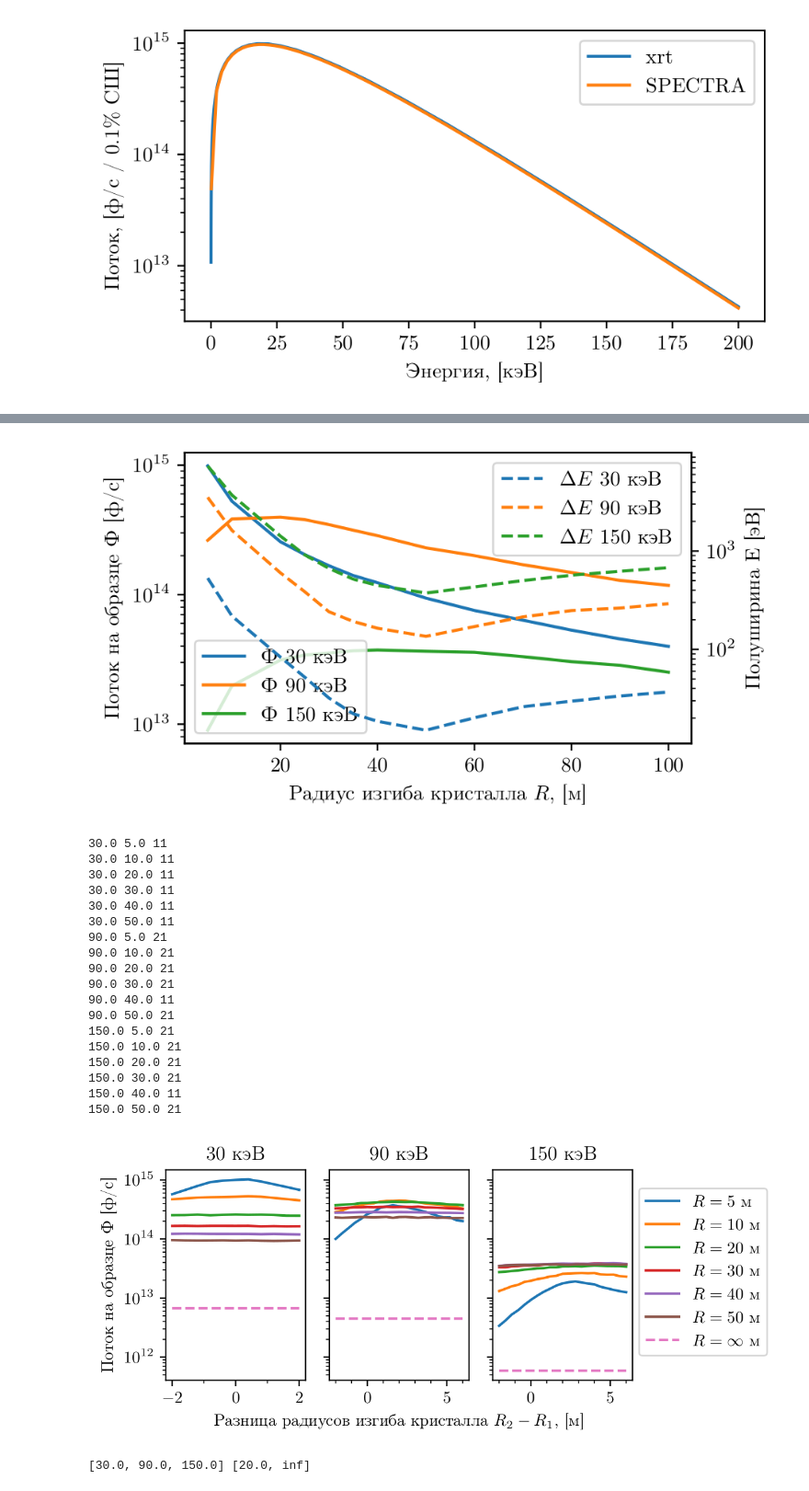
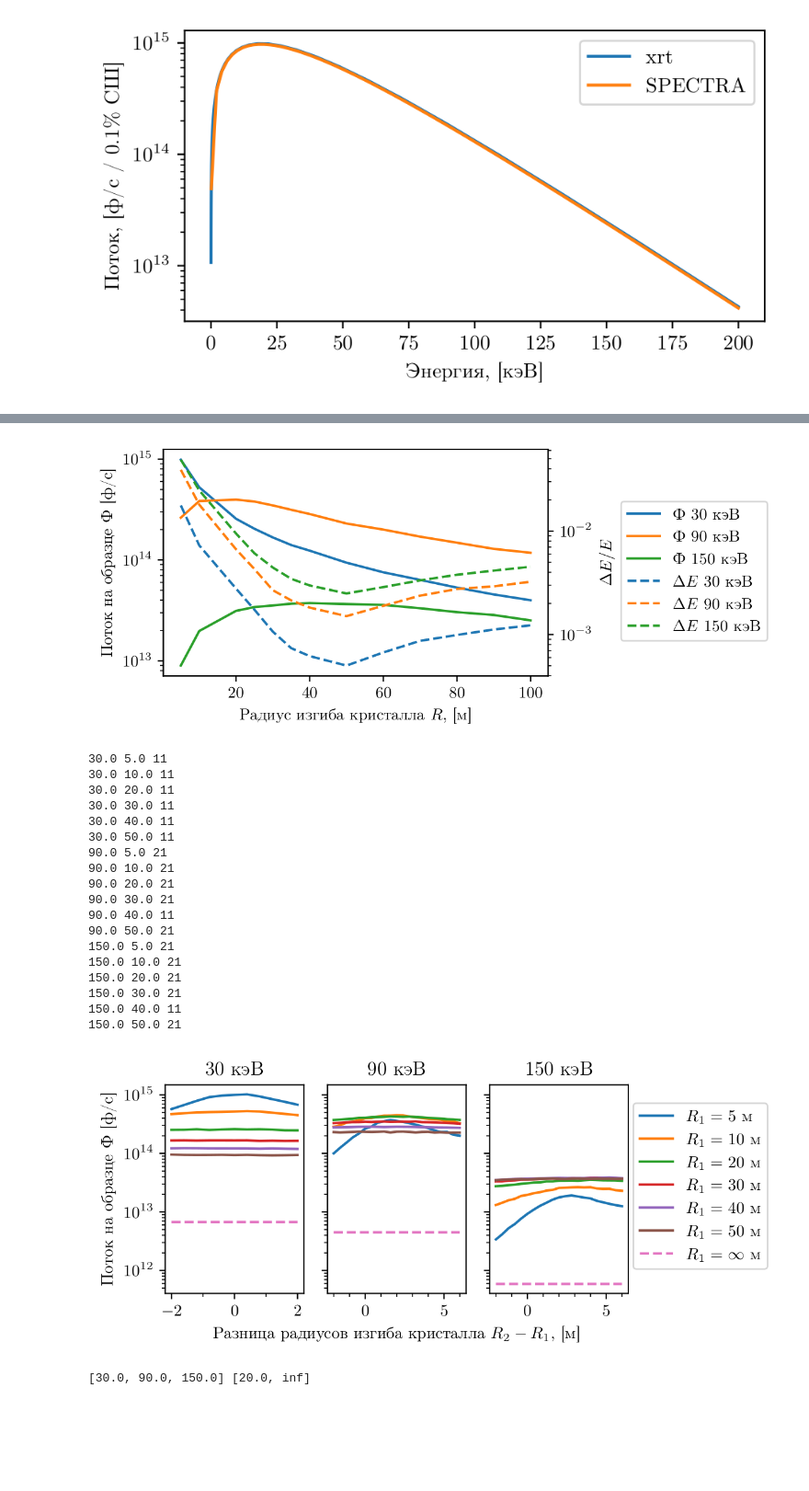
Before and after one commit to glebdovzhenko/skif-xrt, a Jupyter notebook: notebooks/dcd_paper_1.ipynb, the cells around one changed output, grey strips where cells are left out. Shown at 92% size. Drawn from its saved outputs; the diff is of its cells as text; code cells hidden in the pictures; blank space fills up the shorter version.

```diff
--- a/notebooks/dcd_paper_1.ipynb
+++ b/notebooks/dcd_paper_1.ipynb
@@ -110,16 +178,14 @@ for en_v in en_values:
     flux_, flux2_, ebr_, ebr2_, alpha_, en_ = flux_[ii], flux2_[ii], ebr_[ii], ebr2_[ii], alpha_[ii], en_[ii]
 
     ax.semilogy(alpha_, flux2_, label='Ф %d кэВ' % int(en_v))
-    ax2.semilogy(alpha_, ebr2_ , '--', label='$\Delta E$ %d кэВ' % int(en_v))
+    ax2.semilogy(alpha_, 1e-3 * ebr2_ / en_v , '--', label='$\Delta E / E$ %d кэВ' % int(en_v))
 
 
 ax.set_xlabel('Угол ассиметричного среза $\chi$, $[^{\circ}]$')
 ax.set_ylabel('Поток на образце Ф [ф/с]')
-ax.legend(loc='upper left')
 
-ax2.set_ylabel('Полуширина E [эВ]')
-ax2.legend(loc='lower right')
-
+ax2.set_ylabel('$\Delta E / E$')
+fig.legend(loc='right', bbox_to_anchor=(1.3, 0.55))
 plt.tight_layout()
 plt.savefig('dcd_paper_1_figs/chi_flux_ebr.pgf')
 fig
@@ -163,16 +229,17 @@ for en_v in en_values:
     flux_, flux2_, ebr_, ebr2_, t_, en_ = flux_[ii], flux2_[ii], ebr_[ii], ebr2_[ii], t_[ii], en_[ii]
 
     ax.semilogy(t_, flux2_, label='Ф %d кэВ' % int(en_v))
-    ax2.semilogy(t_, ebr2_ , '--', label='$\Delta E$ %d кэВ' % int(en_v))
+    ax2.semilogy(t_, 1e-3 * ebr2_ / en_v , '--', label='$\Delta E / E$ %d кэВ' % int(en_v))
 
 
 ax.set_xlabel('Толщина кристалла $T$, [мм]')
 ax.set_ylabel('Поток на образце Ф [ф/с]')
-ax.legend(loc='upper left')
+#ax.legend(loc='upper left')
 
-ax2.set_ylabel('Полуширина E [эВ]')
-ax2.legend(loc='lower right')
+ax2.set_ylabel('$\Delta E / E$')
+#ax2.legend(loc='lower right')
 
+fig.legend(loc='right', bbox_to_anchor=(1.3, 0.55))
 plt.tight_layout()
 plt.savefig('dcd_paper_1_figs/t_flux_ebr.pgf')
 fig
@@ -216,21 +283,20 @@ for en_v in en_values:
     flux_, flux2_, ebr_, ebr2_, r_, en_ = flux_[ii], flux2_[ii], ebr_[ii], ebr2_[ii], r_[ii], en_[ii]
 
     ax.semilogy(r_, flux2_, label='Ф %d кэВ' % int(en_v))
-    ax2.semilogy(r_, ebr2_ , '--', label='$\Delta E$ %d кэВ' % int(en_v))
+    ax2.semilogy(r_, 1e-3 * ebr2_ / en_v , '--', label='$\Delta E$ %d кэВ' % int(en_v))
 
 
 ax.set_xlabel('Радиус изгиба кристалла $R$, [м]')
 ax.set_ylabel('Поток на образце Ф [ф/с]')
-ax.legend(loc='lower left')
 
-ax2.set_ylabel('Полуширина E [эВ]')
-ax2.legend(loc='upper right')
+ax2.set_ylabel('$\Delta E / E$')
 
+fig.legend(loc='right', bbox_to_anchor=(1.26, 0.55))
 plt.tight_layout()
 plt.savefig('dcd_paper_1_figs/r_flux_ebr.pgf')
 fig
 # %% [output]
-[figure, old version]
+[figure, new version]
 # %%
 dd = os.path.join(os.getenv('BASE_DIR'), 'datasets', 'skif15', 'r_map')
 
@@ -281,7 +347,7 @@ for en_v, ax in zip(en_values, axes):
         ii = np.argsort(r2_)
         flux_, flux2_, ebr_, ebr2_, r1_, r2_, en_ = flux_[ii], flux2_[ii], ebr_[ii], ebr2_[ii], r1_[ii], r2_[ii], en_[ii]
 
-        lbl = '$R=%d$ м' % int(r1_v)
+        lbl = '$R_1=%d$ м' % int(r1_v)
         if en_v != en_values[0]:
             lbl = '_' + lbl
         ax.semilogy(r2_ - r1_, flux2_, label=lbl)
@@ -289,7 +355,7 @@ for en_v, ax in zip(en_values, axes):
         dr_min, dr_max = min(dr_min, min(r2_ - r1_)), max(dr_max, max(r2_ - r1_))
 
     ii = (en == en_v) & np.isinf(r1) & np.isinf(r2)
-    lbl = '$R=\infty$ м'
+    lbl = '$R_1=\infty$ м'
     if en_v != en_values[0]:
         lbl = '_' + lbl
     ax.semilogy([dr_min, dr_max], [flux2[ii].mean(), flux2[ii].mean()], '--', label=lbl)
@@ -297,35 +363,35 @@ for en_v, ax in zip(en_values, axes):
     if en_v == en_values[0]:
         ax.set_ylabel('Поток на образце Ф [ф/с]')
     elif en_v == en_values[1]:
         ax.set_xlabel('Разница радиусов изгиба кристалла $R_2 - R_1$, [м]')
 
     ax.xaxis.set_minor_locator(MultipleLocator(1))
 
-fig.legend(loc='right', bbox_to_anchor=(1.22, 0.55))
+fig.legend(loc='right', bbox_to_anchor=(1.23, 0.55))
 # fig.legend(loc='lower center')
 plt.tight_layout()
 plt.savefig('dcd_paper_1_figs/r1r2_flux.pgf')
 fig
 # %% [output]
 30.0 5.0 11
 30.0 10.0 11
 30.0 20.0 11
 30.0 30.0 11
 30.0 40.0 11
 30.0 50.0 11
 90.0 5.0 21
 90.0 10.0 21
 90.0 20.0 21
 90.0 30.0 21
 90.0 40.0 11
 90.0 50.0 21
 150.0 5.0 21
 150.0 10.0 21
 150.0 20.0 21
 150.0 30.0 21
 150.0 40.0 11
 150.0 50.0 21
-[figure, old version]
+[figure, new version]
 # %%
 dd = os.path.join(os.getenv('BASE_DIR'), 'datasets', 'skif15', 'tth_offset_scan')
 
```
Also changed, not shown: parts of 8 cells of this notebook, 13 other files.
